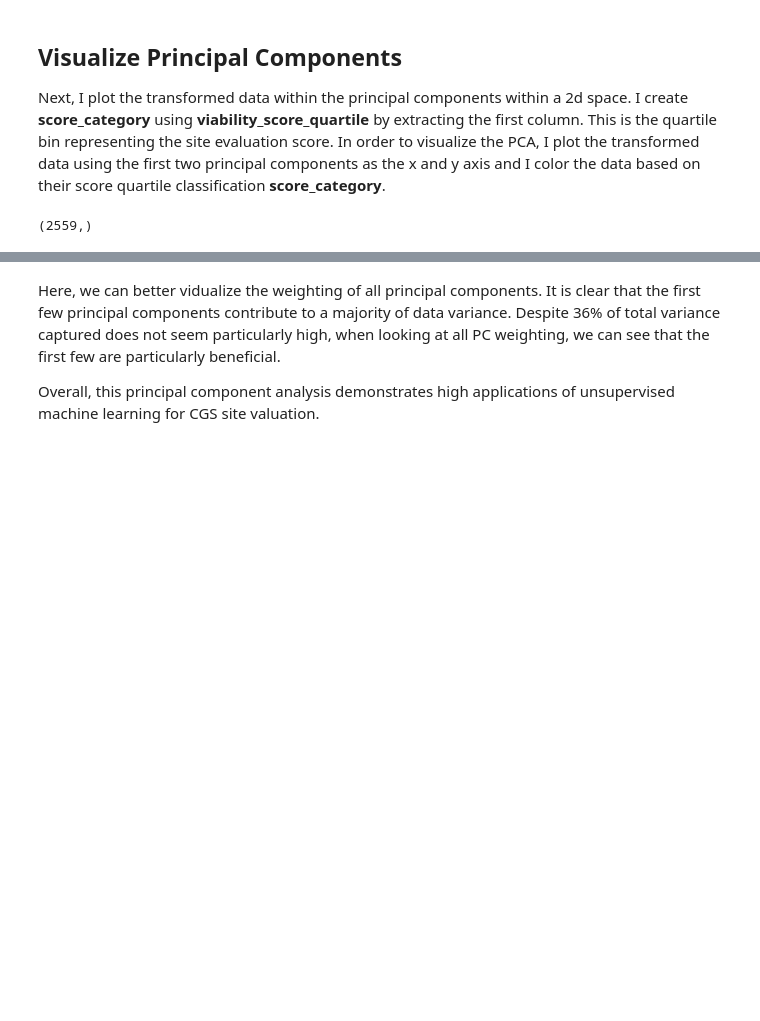
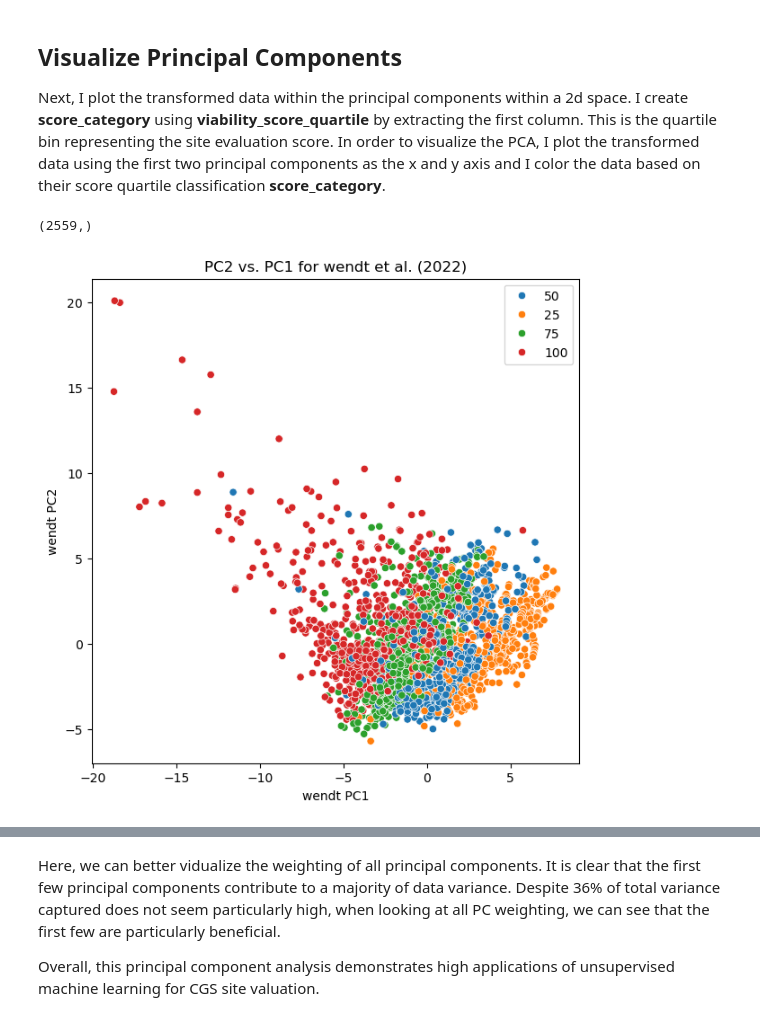
Before and after one commit to lilycastiel/thesis-cgs, a Jupyter notebook: SQ2.ipynb, the cells around one changed output, grey strips where cells are left out. Saved outputs shown, nothing was run; the diff lists cells and outputs as text; code cells hidden in the pictures; blank space fills up the shorter version.

```diff
--- a/SQ2.ipynb
+++ b/SQ2.ipynb
@@ -171,3 +230,11 @@ score_category = viability_score_quartile.iloc[:, 0].to_numpy()
 score_category.shape
 # %% [output]
 (2559,)
+# %%
+plt.figure(figsize = (7, 7))
+plt.title("PC2 vs. PC1 for wendt et al. (2022)")
+plt.xlabel("wendt PC1")
+plt.ylabel("wendt PC2")
+sns.scatterplot(x = wendt_2d[:, 0], y = wendt_2d[:, 1], hue = score_category);
+# %% [output]
+[figure, added]
```
Also changed, not shown: parts of 42 cells of this notebook.
